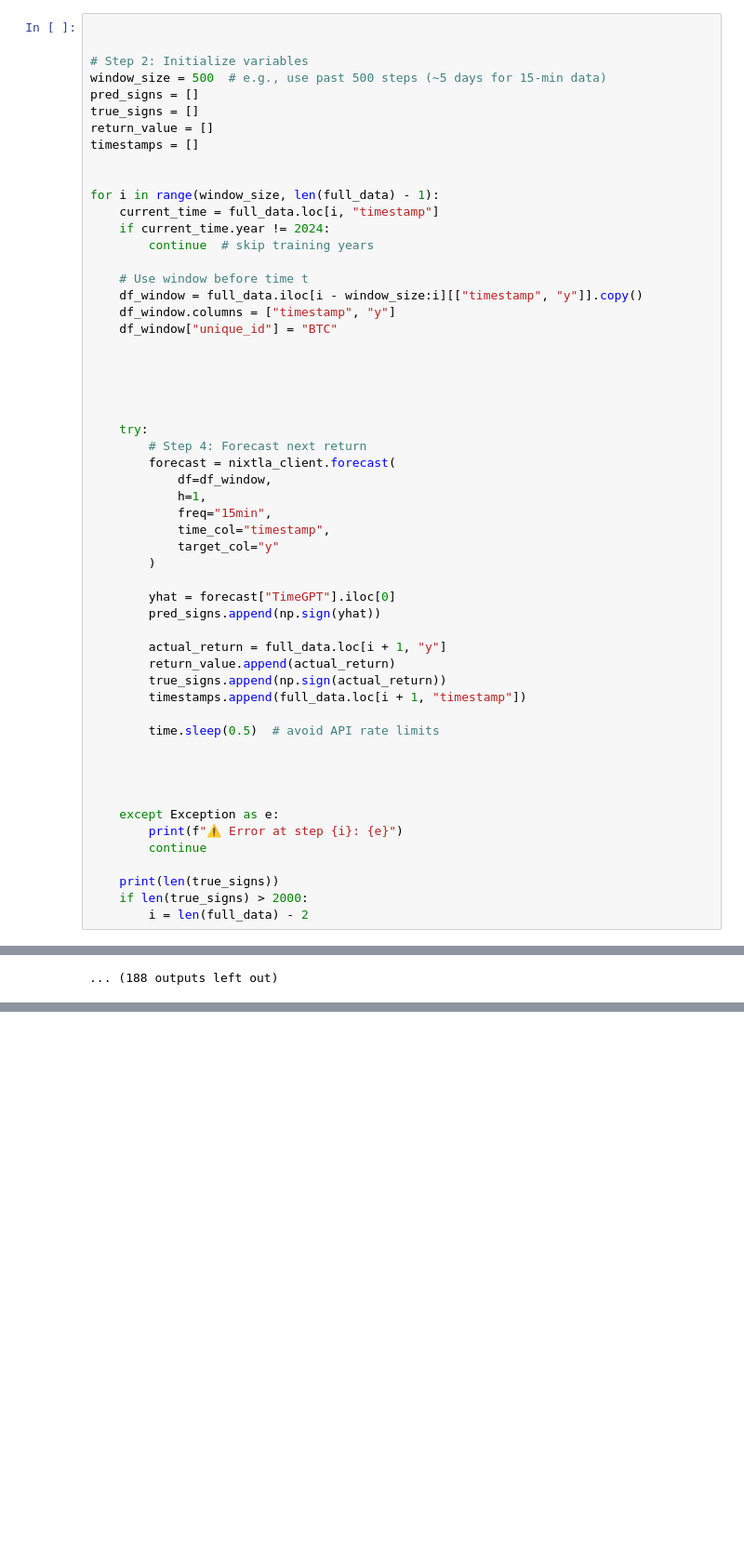
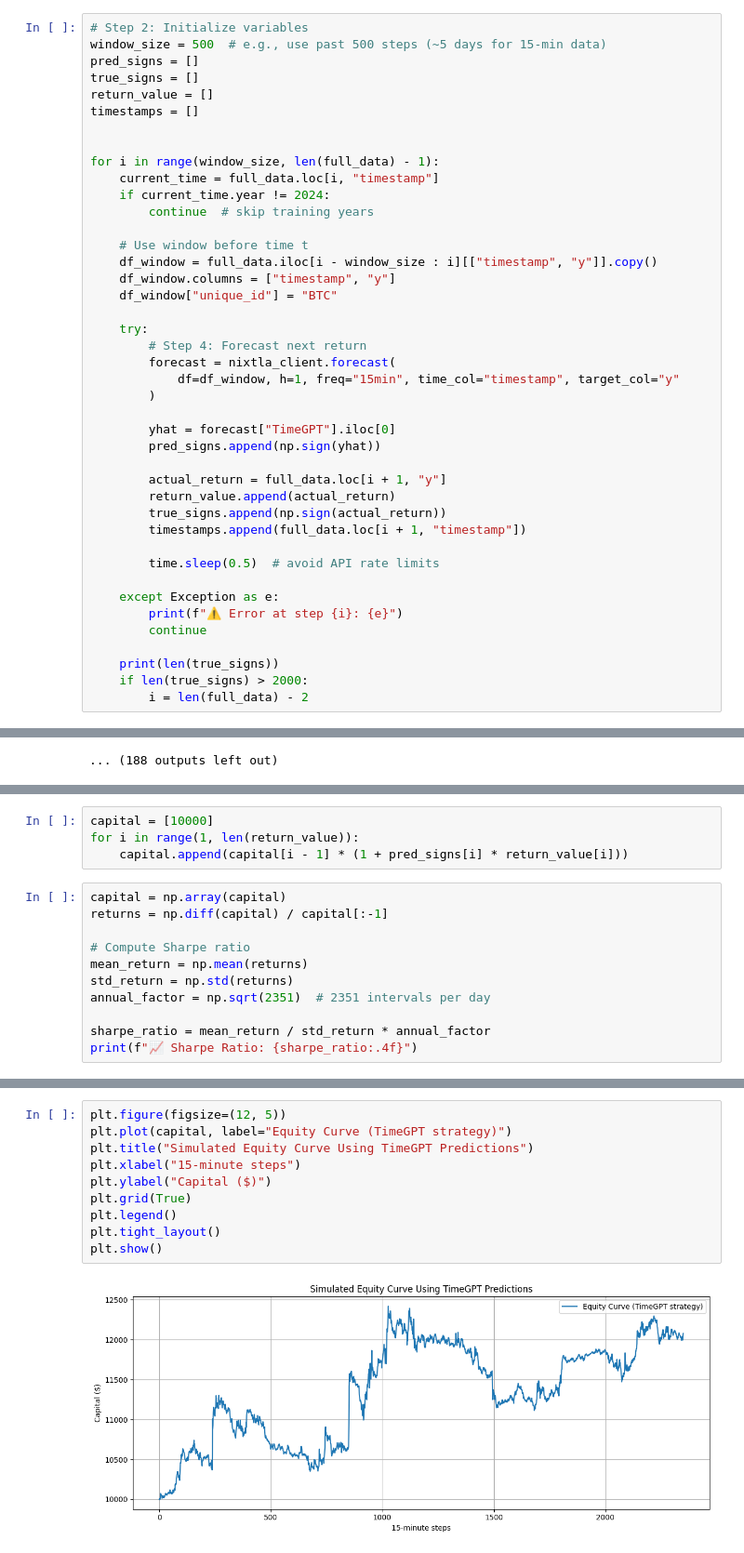
Before and after one commit to ElouanBahri/Predicting_crypto_prices, a Jupyter notebook: src/notebooks/TimeGPT.ipynb, the cells around one changed output, grey strips where cells are left out. Shown at 93% size. Drawn from its saved outputs; the diff is of its cells as text; blank space fills up the shorter version.

Commit message:
TimeGPT promising result

```diff
--- a/src/notebooks/TimeGPT.ipynb
+++ b/src/notebooks/TimeGPT.ipynb
@@ -76,8 +74,6 @@ INFO:nixtla.nixtla_client:Restricting input...
 INFO:nixtla.nixtla_client:Calling Forecast Endpoint...
 [figure]
 # %%
-
-
 # Step 2: Initialize variables
 window_size = 500  # e.g., use past 500 steps (~5 days for 15-min data)
 pred_signs = []
@@ -92,22 +88,14 @@ for i in range(window_size, len(full_data) - 1):
         continue  # skip training years
 
     # Use window before time t
-    df_window = full_data.iloc[i - window_size:i][["timestamp", "y"]].copy()
+    df_window = full_data.iloc[i - window_size : i][["timestamp", "y"]].copy()
     df_window.columns = ["timestamp", "y"]
     df_window["unique_id"] = "BTC"
-
-
-
-
 
     try:
         # Step 4: Forecast next return
         forecast = nixtla_client.forecast(
-            df=df_window,
-            h=1,
-            freq="15min",
-            time_col="timestamp",
-            target_col="y"
+            df=df_window, h=1, freq="15min", time_col="timestamp", target_col="y"
         )
 
         yhat = forecast["TimeGPT"].iloc[0]
@@ -120,9 +108,6 @@ for i in range(window_size, len(full_data) - 1):
 
         time.sleep(0.5)  # avoid API rate limits
 
-
-
-
     except Exception as e:
         print(f"⚠️ Error at step {i}: {e}")
         continue
@@ -168,0 +166,15 @@ INFO:nixtla.nixtla_client:Calling Forecast Endpoint...
+# %%
+capital = [10000]
+for i in range(1, len(return_value)):
+    capital.append(capital[i - 1] * (1 + pred_signs[i] * return_value[i]))
+# %%
+capital = np.array(capital)
+returns = np.diff(capital) / capital[:-1]
+
+# Compute Sharpe ratio
+mean_return = np.mean(returns)
+std_return = np.std(returns)
+annual_factor = np.sqrt(2351)  # 2351 intervals per day
+
+sharpe_ratio = mean_return / std_return * annual_factor
+print(f"📈 Sharpe Ratio: {sharpe_ratio:.4f}")
@@ -169,3 +183,15 @@ INFO:nixtla.nixtla_client:Calling Forecast Endpoint...
+# %%
+plt.figure(figsize=(12, 5))
+plt.plot(capital, label="Equity Curve (TimeGPT strategy)")
+plt.title("Simulated Equity Curve Using TimeGPT Predictions")
+plt.xlabel("15-minute steps")
+plt.ylabel("Capital ($)")
+plt.grid(True)
+plt.legend()
+plt.tight_layout()
+plt.show()
+# %% [output]
+[figure, added]
 # %%
 pred_signs = np.array(pred_signs)
 true_signs = np.array(true_signs)
```
Also changed, not shown: parts of 10 cells of this notebook, 3 other files.
